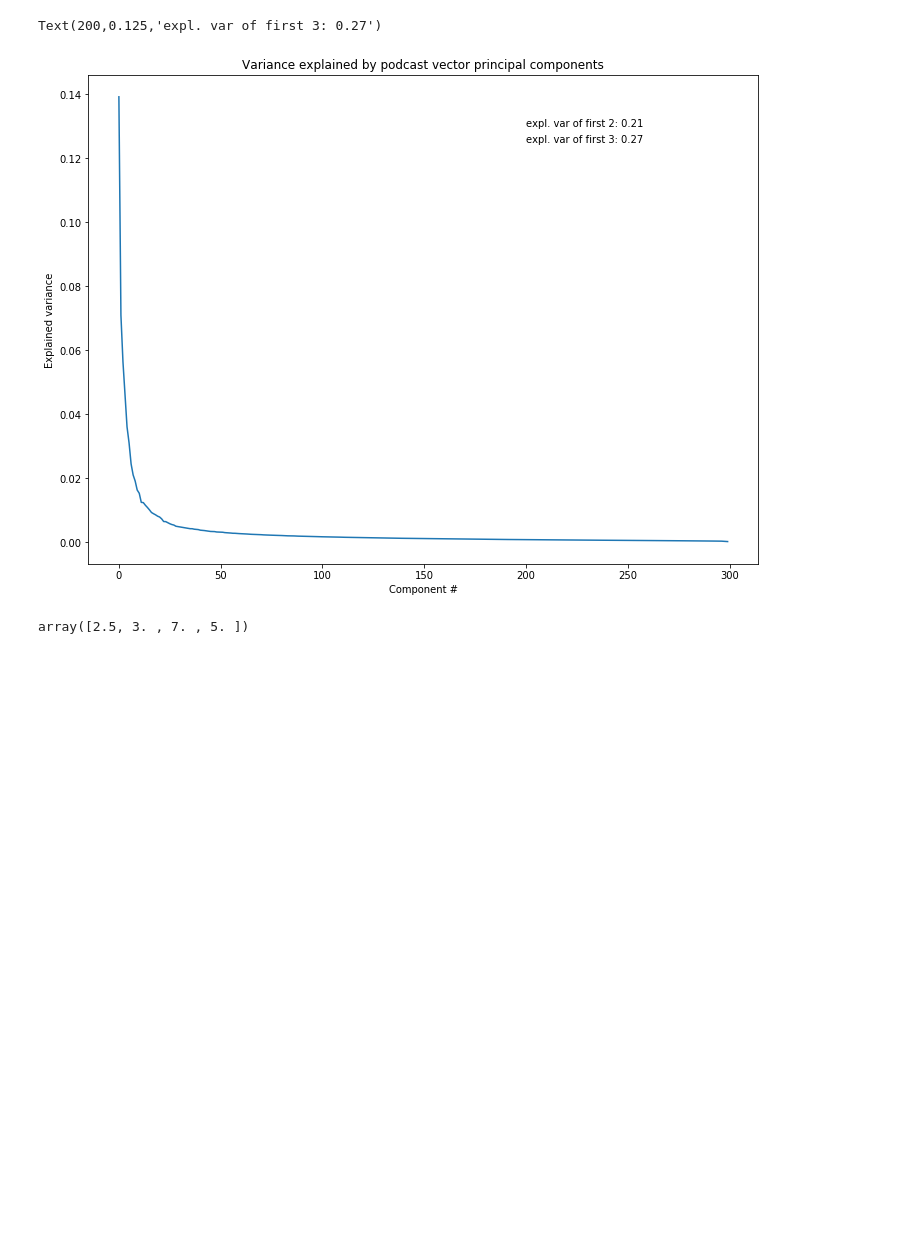
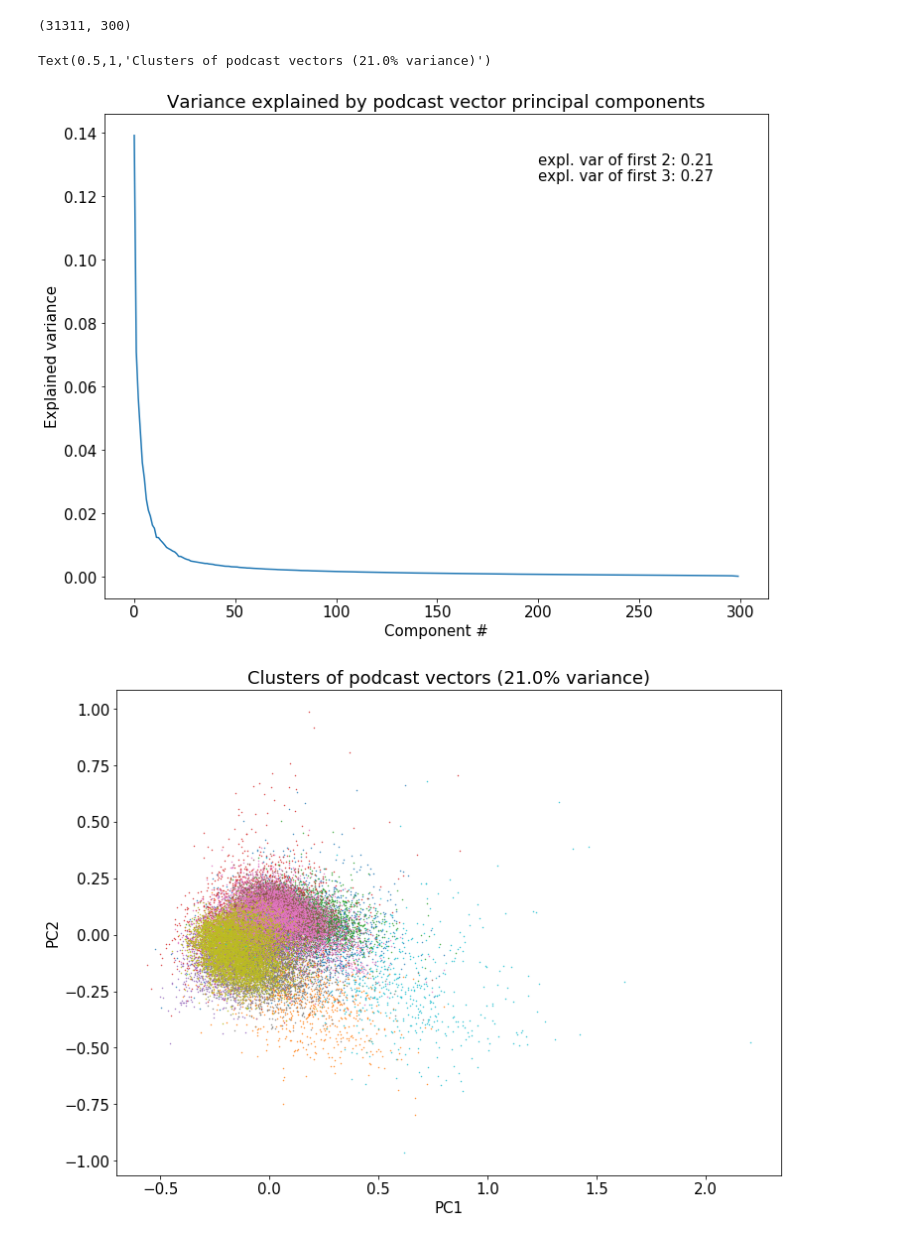
Before and after one commit to bartmassi/Caster, a Jupyter notebook: step4_analyze_and_model.ipynb, the cells around one changed output. Saved outputs shown, nothing was run; the diff lists cells and outputs as text; code cells hidden in the pictures; blank space fills up the shorter version.

Commit message:
FUnctional model for Friday's Deliverable

```diff
--- a/step4_analyze_and_model.ipynb
+++ b/step4_analyze_and_model.ipynb
@@ -108,23 +142,51 @@ podcastdb.find_similar('republican')
+# %%
+#Fit a gaussian mixture model for clustering to see how well topics are separated in vector space.
+import numpy as np
+
+n_components=10
+
+#pull out podcast vectors and fit.
+X = np.array(podcastdb.w2vs)#training examples
+print(X.shape)
+gmm = mixture.GaussianMixture(n_components=n_components)
+gmm.fit(X)
+
+X_labels = gmm.predict(X)
+# %% [output]
+(31311, 300)
 # %%
-#perform PCA on podcast vectors
+#Perform PCA to examine how explained variance is distributed across principal components.
+from sklearn import decomposition,mixture
+import sklearn
+from matplotlib import pyplot as plt, rcParams
+import matplotlib
+rcParams.update({'font.size': 15})
+
+X = np.array(podcastdb.w2vs)
 pca = sklearn.decomposition.PCA()
-
-pca.fit(np.array(podcastdb.w2vs))
+pca.fit(X)
 
 plt.figure(figsize=[12,9])
 plt.plot(range(0,len(pca.explained_variance_ratio_)),pca.explained_variance_ratio_)
 plt.xlabel('Component #')
 plt.ylabel('Explained variance')
 plt.title('Variance explained by podcast vector principal components')
 plt.text(200,.13,'expl. var of first 2: %.2f' % sum(pca.explained_variance_ratio_[0:2]))
 plt.text(200,.125,'expl. var of first 3: %.2f' % sum(pca.explained_variance_ratio_[0:3]))
+
+#reduce data to first 2 dimensions and plot according to cluster membership.
+ndim = 2
+X_reduced = np.matmul(X-np.mean(X, axis=0),pca.components_[0:ndim].T)
+
+cmap = plt.get_cmap('tab10')
+plt.figure(figsize=[12,9])
+for l in np.unique(X_labels):
+    X_thiscluster = X_reduced[X_labels==l,:]
+    plt.scatter(X_thiscluster[:,0],X_thiscluster[:,1],s=.2,c=cmap(l))
+plt.xlabel('PC1')
+plt.ylabel('PC2')
+plt.title('Clusters of podcast vectors (%.1f%% variance)' % sum(100*pca.explained_variance_ratio_[0:2]))
 # %% [output]
-Text(200,0.125,'expl. var of first 3: 0.27')
+Text(0.5,1,'Clusters of podcast vectors (21.0% variance)')
-[figure, old version]
+[figure, new version]
+[figure, added]
-# %%
-a = np.array([2,2,5,8])
-b = np.array([3,4,9,2])
-
-np.add(a,b)/2
-# %% [output]
-array([2.5, 3. , 7. , 5. ])
```
Also changed, not shown: parts of 6 cells of this notebook.
